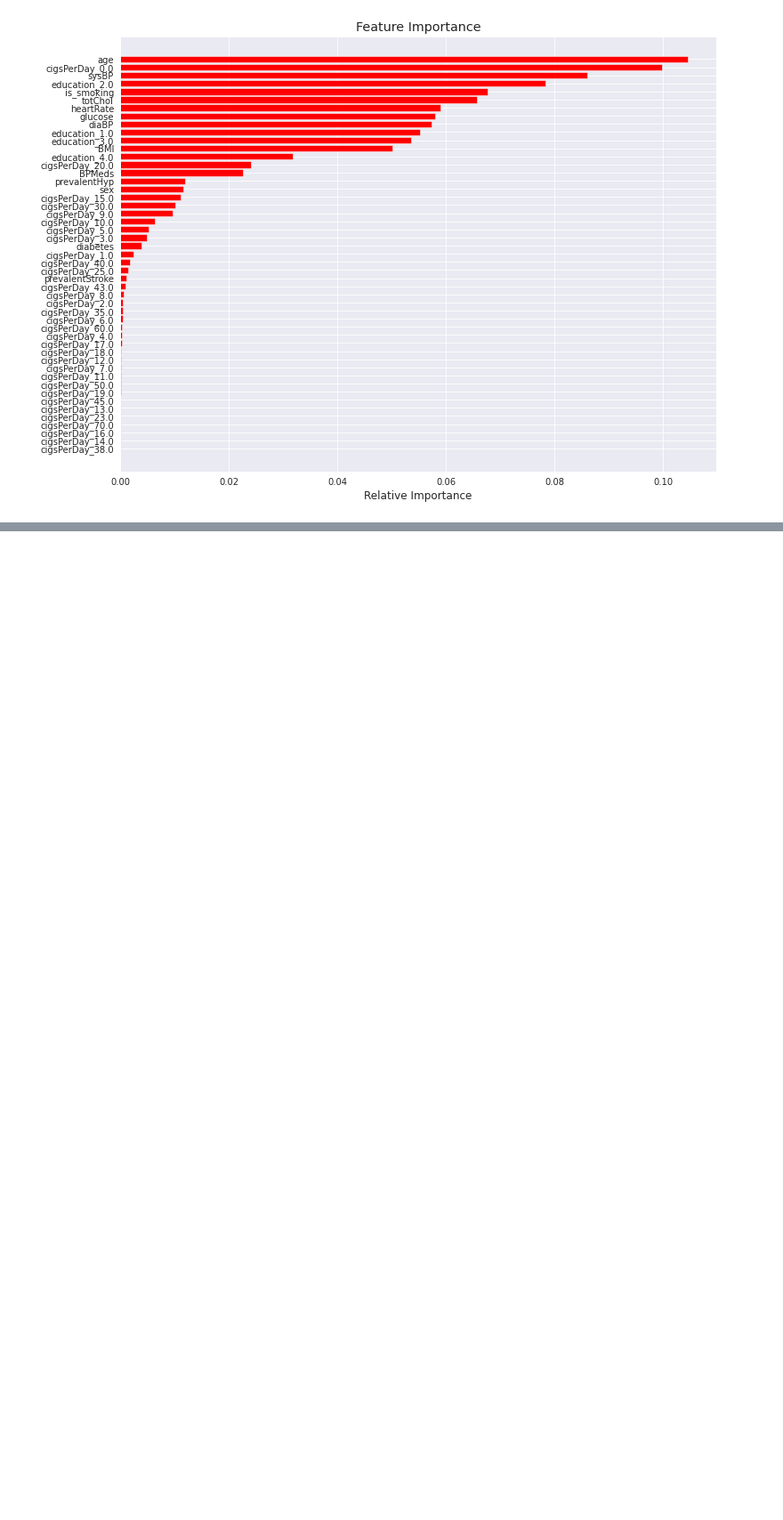
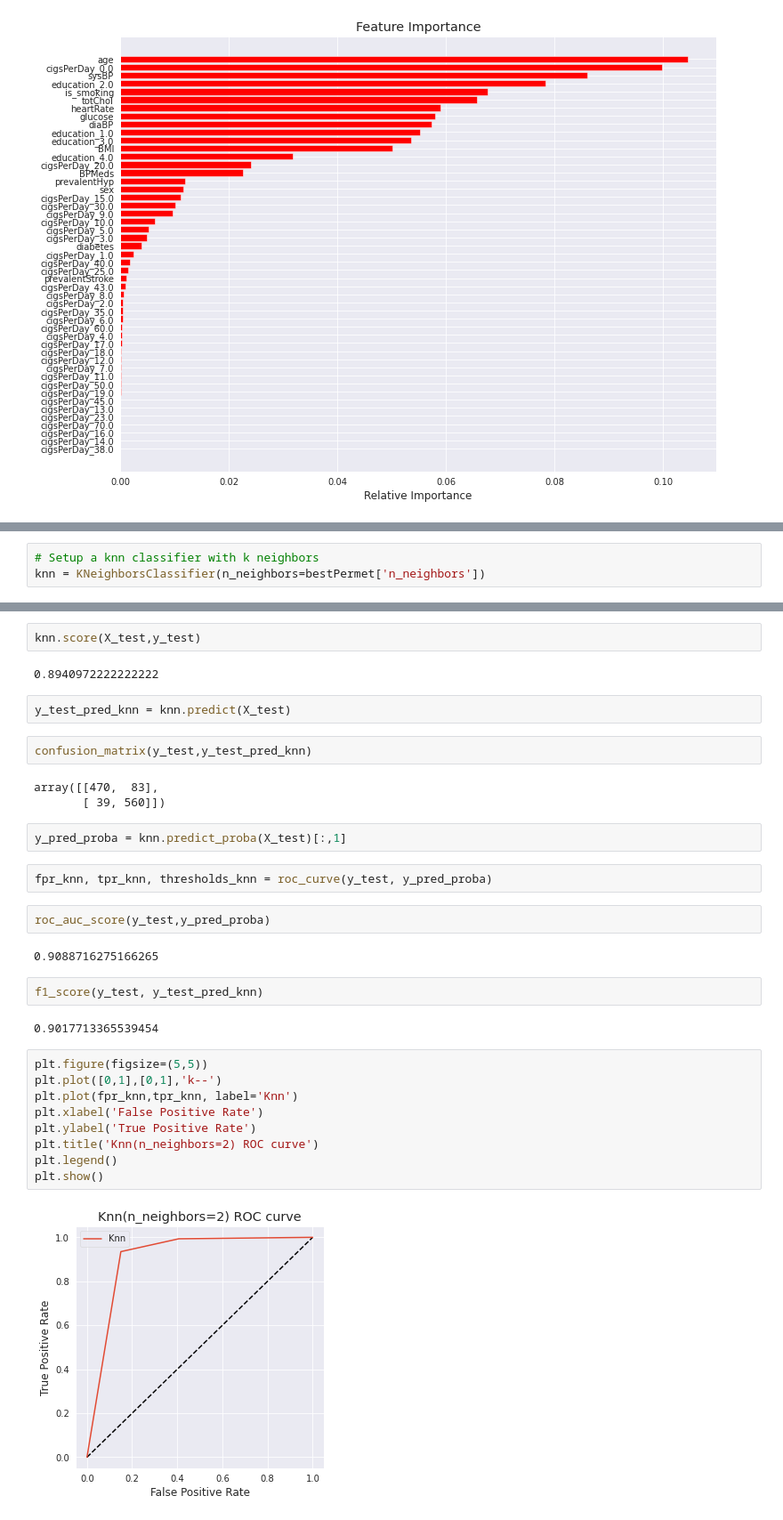
Before and after one commit to Kunaltembhare003/Cardiovascular-heart-diseases, a Jupyter notebook: Cardiovascular_heart_diseases_.ipynb, the cells around one changed output, grey strips where cells are left out. Shown at 89% size. Saved outputs shown, nothing was run; the diff lists cells and outputs as text; blank space fills up the shorter version.

```diff
--- a/Cardiovascular_heart_diseases_.ipynb
+++ b/Cardiovascular_heart_diseases_.ipynb
@@ -1247,0 +1292,3 @@ plt.show()
+# %%
+# Setup a knn classifier with k neighbors
+knn = KNeighborsClassifier(n_neighbors=bestPermet['n_neighbors'])
@@ -1247,0 +1300,34 @@ plt.show()
+# %%
+knn.score(X_test,y_test)
+# %% [output]
+0.8940972222222222
+# %%
+y_test_pred_knn = knn.predict(X_test)
+# %%
+confusion_matrix(y_test,y_test_pred_knn)
+# %% [output]
+array([[470,  83],
+       [ 39, 560]])
+# %%
+y_pred_proba = knn.predict_proba(X_test)[:,1]
+# %%
+fpr_knn, tpr_knn, thresholds_knn = roc_curve(y_test, y_pred_proba)
+# %%
+roc_auc_score(y_test,y_pred_proba)
+# %% [output]
+0.9088716275166265
+# %%
+f1_score(y_test, y_test_pred_knn)
+# %% [output]
+0.9017713365539454
+# %%
+plt.figure(figsize=(5,5))
+plt.plot([0,1],[0,1],'k--')
+plt.plot(fpr_knn,tpr_knn, label='Knn')
+plt.xlabel('False Positive Rate')
+plt.ylabel('True Positive Rate')
+plt.title('Knn(n_neighbors=2) ROC curve')
+plt.legend()
+plt.show()
+# %% [output]
+[figure, added]
```
Also changed, not shown: parts of 47 cells of this notebook.
